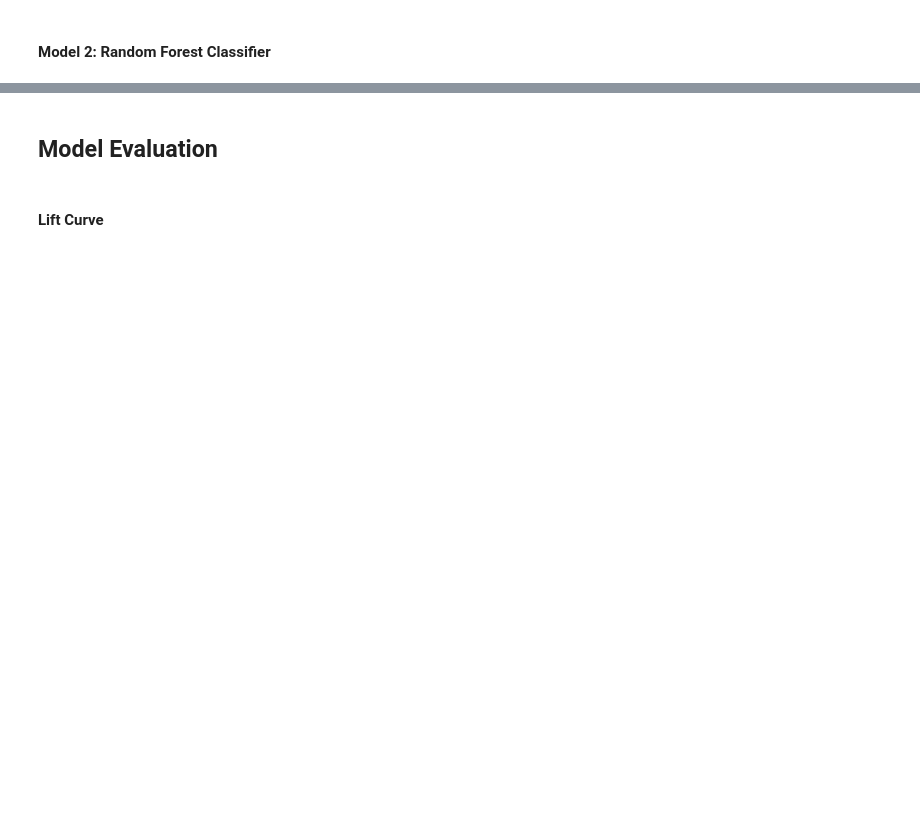
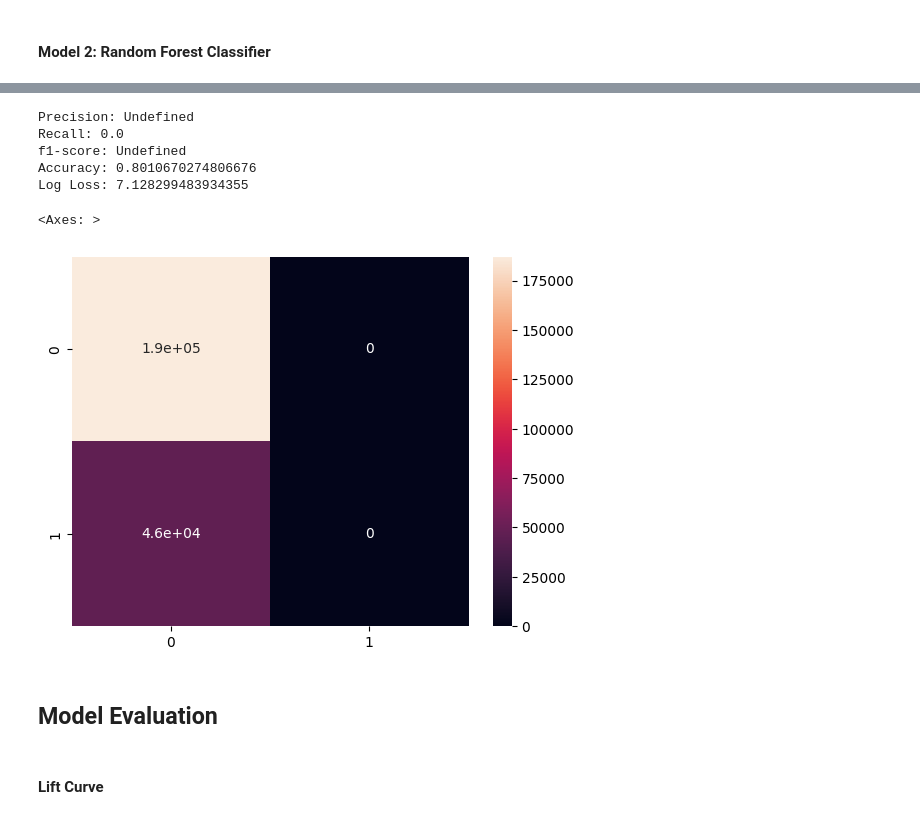
Before and after one commit to samuelleehope/ID5059_Flight_Prediction, a Jupyter notebook: ID5059Project1_Submission.ipynb, the cells around one changed output, grey strips where cells are left out. Drawn from its saved outputs; the diff is of its cells as text; code cells hidden in the pictures; blank space fills up the shorter version.

```diff
--- a/ID5059Project1_Submission.ipynb
+++ b/ID5059Project1_Submission.ipynb
@@ -566,27 +554,7 @@ Log Loss: 0.48615737757738153
 # %%
-svc_pipeline = Pipeline([
+hgb_pipeline = Pipeline([
     ('preprocessor', preprocessor),
-    ('classifier', SVC())
+    ('classifier', HistGradientBoostingClassifier())
 ])
 
-threshold = 0.5
-
-svc_pipeline.fit(X_train,y_train)
-
-y_scores_svc = svc_pipeline.decision_function(X_val)
-y_predictions_lr = np.where(y_scores_svc>=threshold,1,0)
-conf_mat = confusion_matrix(y_val, y_predictions_svc)
-
-precision = conf_mat[1,1]/sum(conf_mat[:,1]) if sum(conf_mat[:,1])>0 else 'Undefined'
-recall = conf_mat[1,1]/sum(conf_mat[1,:])
-accuracy = (conf_mat[0,0]+conf_mat[1,1])/(sum(conf_mat[0,:])+sum(conf_mat[1,:]))
-f1_score = 2*precision*recall/(precision+recall)
-logloss = log_loss(y_val, y_scores_lr)
-
-
-print(f'Precision: {precision}')
-print(f'Recall: {recall}')
-print(f'f1-score: {f1_score}')
-print(f'Accuracy: {accuracy}')
-print(f'Log Loss: {logloss}')
-sns.heatmap(conf_mat, annot=True)
+hgb_pipeline.fit(X_train,y_train)
@@ -593,3 +571,29 @@ sns.heatmap(conf_mat, annot=True)
+# %%
+y_scores_hgb = hgb_pipeline.decision_function(X_val)
+y_predictions_hgb = np.where(y_scores_hgb>=threshold,1,0)
+conf_mat = confusion_matrix(y_val, y_predictions_hgb)
+
+precision = conf_mat[1,1]/sum(conf_mat[:,1]) if sum(conf_mat[:,1])>0 else 'Undefined'
+recall = conf_mat[1,1]/sum(conf_mat[1,:])
+accuracy = (conf_mat[0,0]+conf_mat[1,1])/(sum(conf_mat[0,:])+sum(conf_mat[1,:]))
+f1_score = 2*precision*recall/(precision+recall) if precision!='Undefined' else 'Undefined'
+logloss = log_loss(y_val, y_scores_hgb)
+
+
+print(f'Precision: {precision}')
+print(f'Recall: {recall}')
+print(f'f1-score: {f1_score}')
+print(f'Accuracy: {accuracy}')
+print(f'Log Loss: {logloss}')
+sns.heatmap(conf_mat, annot=True)
+# %% [output]
+Precision: Undefined
+Recall: 0.0
+f1-score: Undefined
+Accuracy: 0.8010670274806676
+Log Loss: 7.128299483934355
+<Axes: >
+[figure, added]
 # %% [markdown]
 ## Model Evaluation
 # %% [markdown]
```
Also changed, not shown: parts of 23 cells of this notebook.
